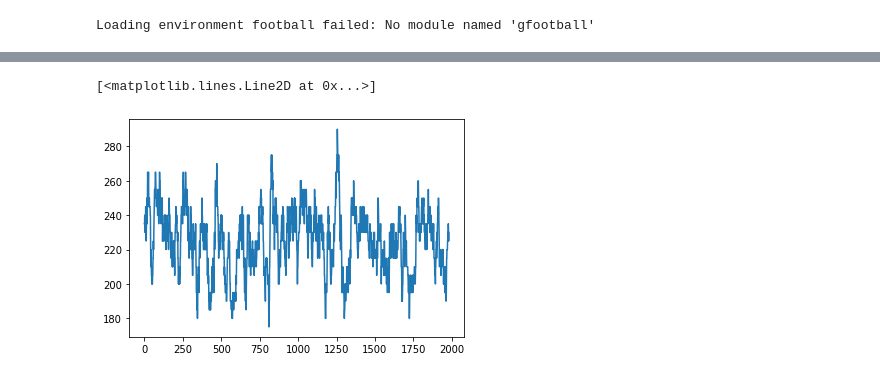
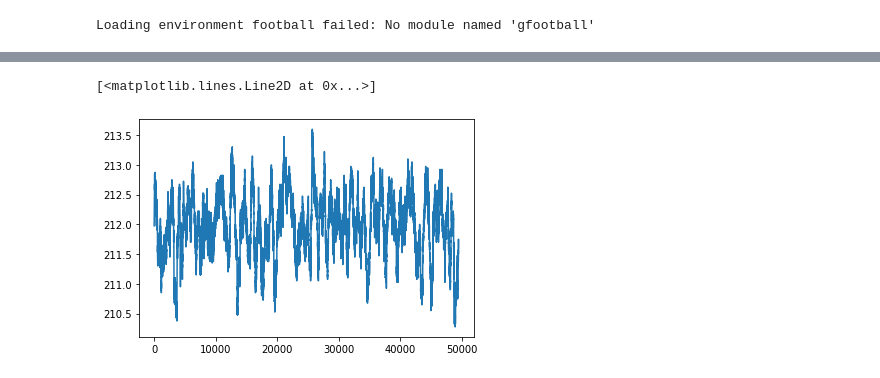
Before and after one commit to LukasZierahn/Hungry_Geese, a Jupyter notebook: Train.ipynb, the cells around one changed output, grey strips where cells are left out. Drawn from its saved outputs; the diff is of its cells as text; code cells hidden in the pictures.

```diff
--- a/Train.ipynb
+++ b/Train.ipynb
@@ -65,0 +20,9 @@ Current Iteration 1999/2000, 99.95%, Value loss: 177.3280487060547, last value l
+# %%
+state_dict = None
+# %%
+iterations = 50000
+opponents = ["greedy", "greedy", "better_random.py"]
+devices = ["cpu"] * 8
+learning_rate = 1e-6
+# %%
+state_dict, rewards, places, value_loss, loss = a3c_train(state_dict, iterations, learning_rate, opponents, devices)
@@ -66,7 +31,6 @@ Current Iteration 1999/2000, 99.95%, Value loss: 177.3280487060547, last value l
 # %%
-
-N = int(len(memory_manager.rewards) / 100)
-plt.plot(np.convolve(memory_manager.rewards, np.ones(N)/N, mode='valid'))
+N = int(len(rewards) / 100)
+plt.plot(np.convolve(rewards, np.ones(N)/N, mode='valid'))
 # %% [output]
 [<matplotlib.lines.Line2D at 0x...>]
-[figure, old version]
+[figure, new version]
```
Also changed, not shown: parts of 9 cells of this notebook, 11 other files.
